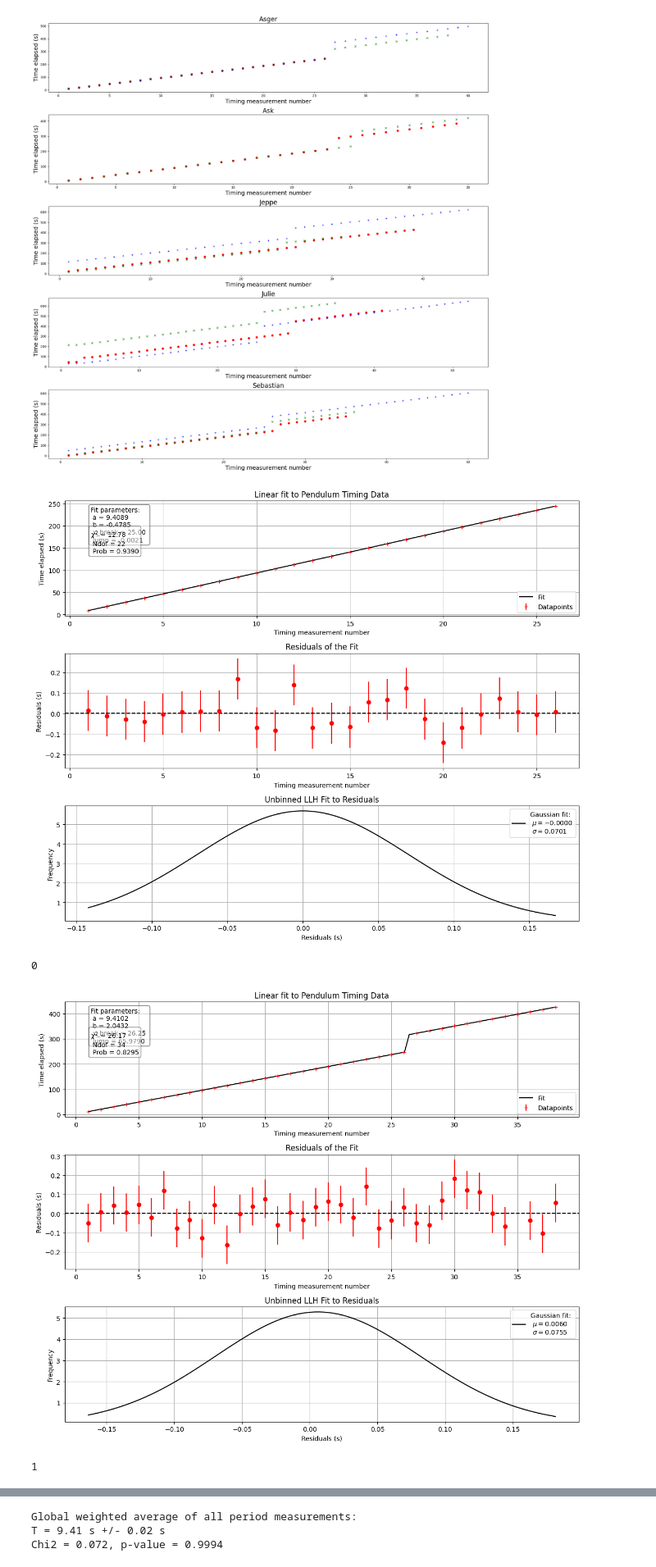
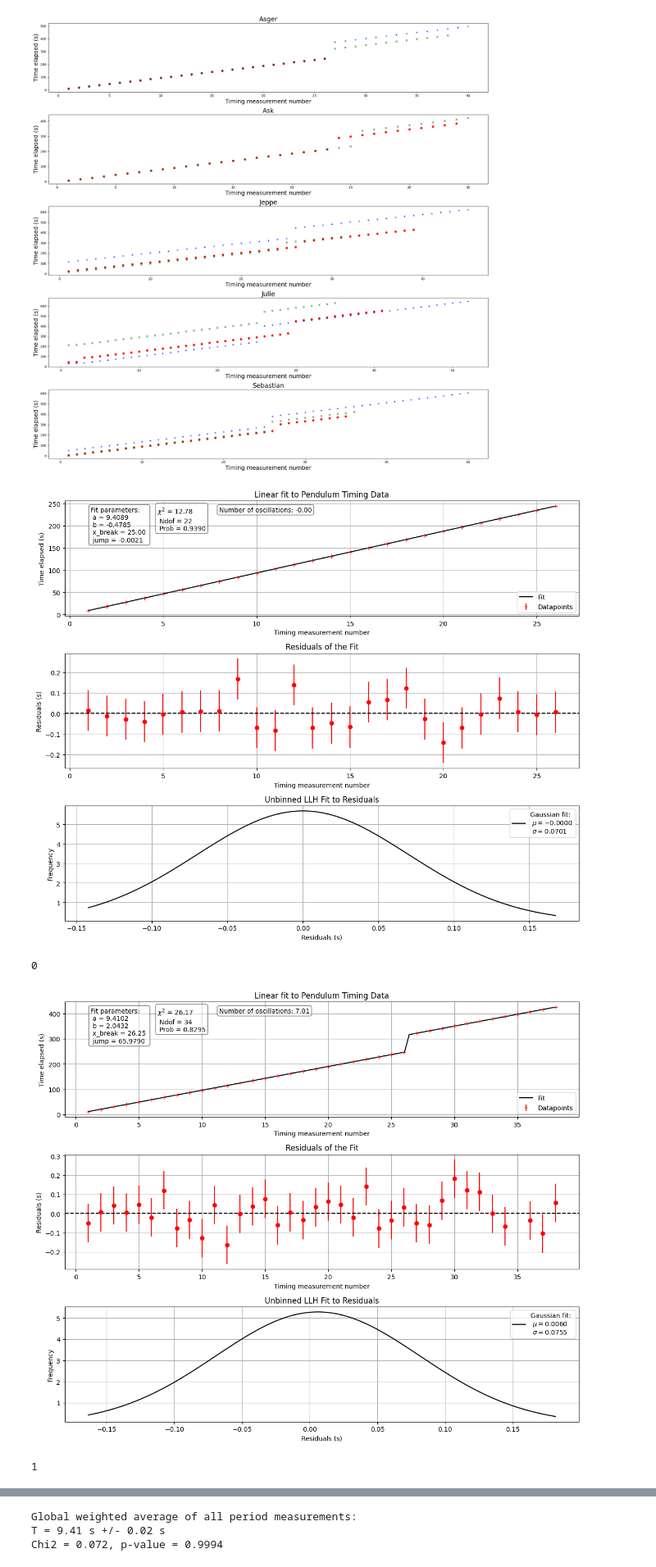
Before and after one commit to Julieloegstrup/Project, a Jupyter notebook: Pendulum/asger/asger_pendulum.ipynb, the cells around one changed output, grey strips where cells are left out. Shown at 82% size. Drawn from its saved outputs; the diff is of its cells as text; code cells hidden in the pictures.

```diff
--- a/Pendulum/asger/asger_pendulum.ipynb
+++ b/Pendulum/asger/asger_pendulum.ipynb
@@ -217,13 +217,15 @@ for dat in data_sets:
 
     params = np.array(m_lin.values)
     param_list.append(params)
+    number_of_oscillations = params[3] / (params[0])
     fig, axs = plt.subplots(3,1,figsize=(12,10))
     axs[0].errorbar(n, t, yerr=sig_t, color='red', fmt='+', label="Datapoints")
     x_fit = np.linspace(min(n), max(n), 100)
     y_fit = lin_fit_break(x_fit, *params)
     axs[0].plot(x_fit, y_fit, color= 'black', label='Fit')
     axs[0].text(0.05, 0.95, 'Fit parameters: \n a = {:.4f} \n b = {:.4f} \n x_break = {:.2f} \n jump = {:.4f}'.format(params[0], params[1], params[2], params[3]), transform=axs[0].transAxes, verticalalignment='top', bbox=dict(boxstyle='round', facecolor='white', alpha=0.5))
-    axs[0].text(0.05, 0.75, '$\chi^2$ = {:.2f} \n Ndof = {} \n Prob = {:.4f}'.format(chi2, Ndof, Prob), transform=axs[0].transAxes, verticalalignment='top', bbox=dict(boxstyle='round', facecolor='white', alpha=0.5))
+    axs[0].text(0.18, 0.95, '$\chi^2$ = {:.2f} \n Ndof = {} \n Prob = {:.4f}'.format(chi2, Ndof, Prob), transform=axs[0].transAxes, verticalalignment='top', bbox=dict(boxstyle='round', facecolor='white', alpha=0.5))
+    axs[0].text(0.30, 0.95, 'Number of oscillations: {:.2f}'.format(number_of_oscillations), transform=axs[0].transAxes, verticalalignment='top', bbox=dict(boxstyle='round', facecolor='white', alpha=0.5))
     axs[0].set_xlabel('Timing measurement number')
     axs[0].set_ylabel('Time elapsed (s)')
     axs[0].set_title('Linear fit to Pendulum Timing Data')
@@ -243,34 +245,34 @@ for dat in data_sets:
     axs[1].axhline(0, color='black', linestyle='--')
     axs[1].set_xlabel('Timing measurement number')
     axs[1].set_ylabel('Residuals (s)')
     axs[1].set_title('Residuals of the Fit')
     axs[1].grid()
 
 
     ullhfit = cost.UnbinnedNLL(residuals, gauss_pdf)
     minuit_ullh = Minuit(ullhfit,  mu=0, sigma=0.1)
     minuit_ullh.migrad()
     x_plot = np.linspace(min(residuals), max(residuals), 100)
 
     y_plot =  gauss_pdf(x_plot, minuit_ullh.values['mu'], minuit_ullh.values['sigma'])
     axs[2].plot(x_plot, y_plot, color='black', label='Gaussian fit: \n $\mu = {:.4f}$ \n $\sigma = {:.4f}$'.format(minuit_ullh.values['mu'], minuit_ullh.values['sigma']))
     axs[2].set_title('Unbinned LLH Fit to Residuals')
     axs[2].set_xlabel('Residuals (s)')
     axs[2].set_ylabel('Frequency')
     axs[2].legend()
     axs[2].grid()
     plt.tight_layout()
     plt.show()
     sigmas.append(minuit_ullh.values['sigma'])
     print(i)
 
 
 
 
 
     i+=1
 # %% [output]
-[figure, old version]
+[figure, new version]
 0
-[figure, old version]
+[figure, new version]
 1
```
Also changed, not shown: parts of 1 cell of this notebook.
